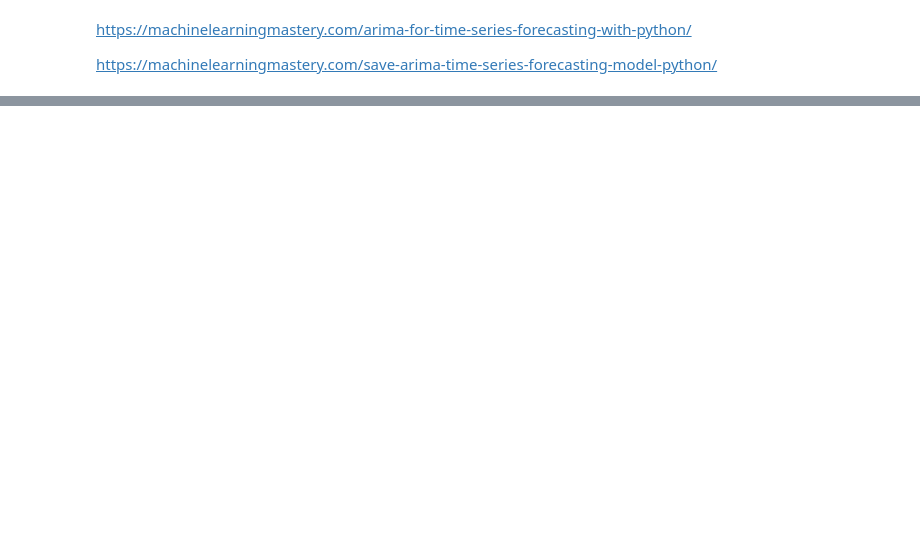
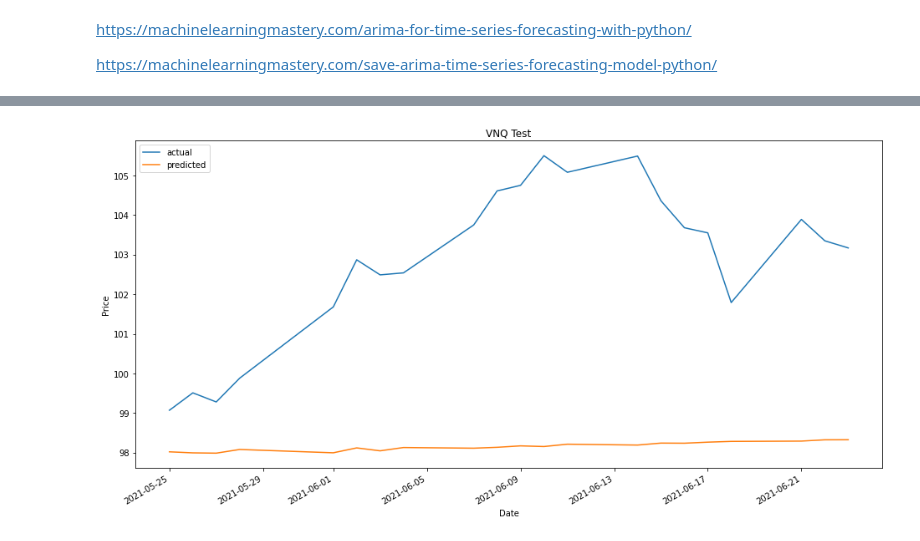
Before and after one commit to jingyunw/Capstone_Project, a Jupyter notebook: notebook/02_ARIMA.ipynb, the cells around one changed output, grey strips where cells are left out. Saved outputs shown, nothing was run; the diff lists cells and outputs as text; code cells hidden in the pictures; blank space fills up the shorter version.

```diff
--- a/notebook/02_ARIMA.ipynb
+++ b/notebook/02_ARIMA.ipynb
@@ -312,0 +334,3 @@ arima.save('/content/arima_model.pkl')
+# %%
+# Make prediction on test set
+fc, std, ci = arima.forecast(steps=21)
@@ -312,0 +343,18 @@ arima.save('/content/arima_model.pkl')
+# %%
+# Create a df to store the actual test and pred test results
+test_df = pd.DataFrame(index=test.index,
+                       columns=['actual', 'predicted'])
+
+test_df['actual'] = test.values
+test_df['predicted'] = fc
+
+# Compare the actual and pred results
+test_df.plot(figsize=(16,8))
+plt.title("VNQ Test")
+plt.xlabel("Date")
+plt.ylabel("Price")
+plt.legend(loc=2)
+plt.savefig('arima_test_result', dpi=300, bbox_inches='tight')
+plt.show()
+# %% [output]
+[figure, added]
```
Also changed, not shown: parts of 28 cells of this notebook.
